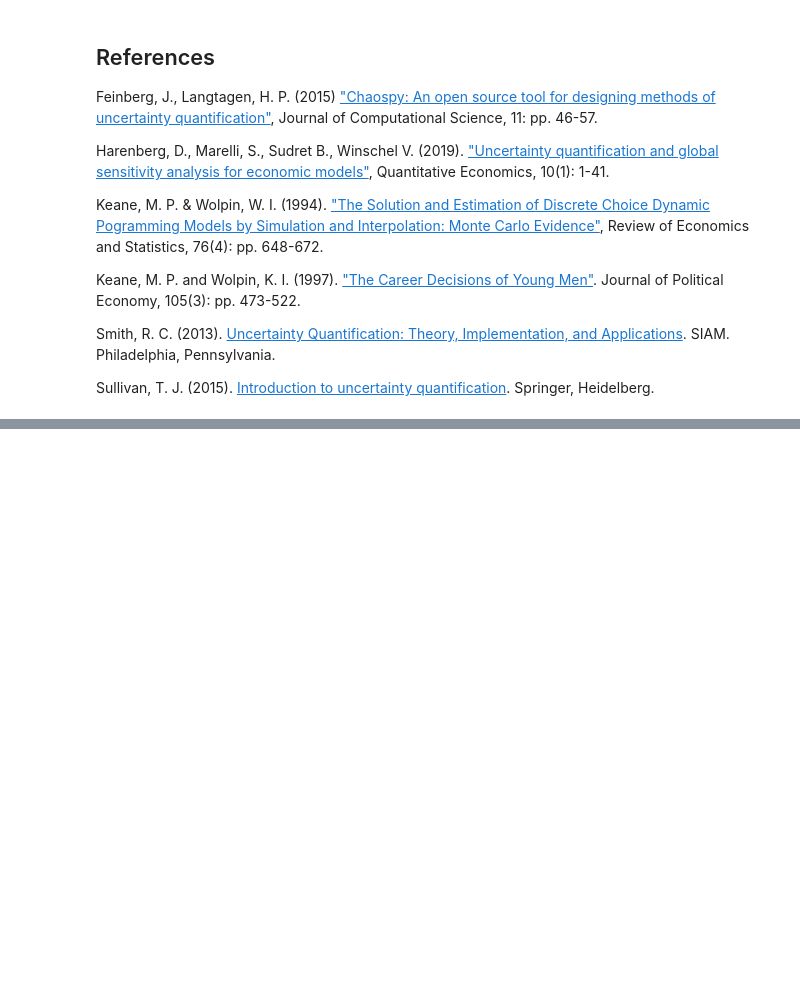
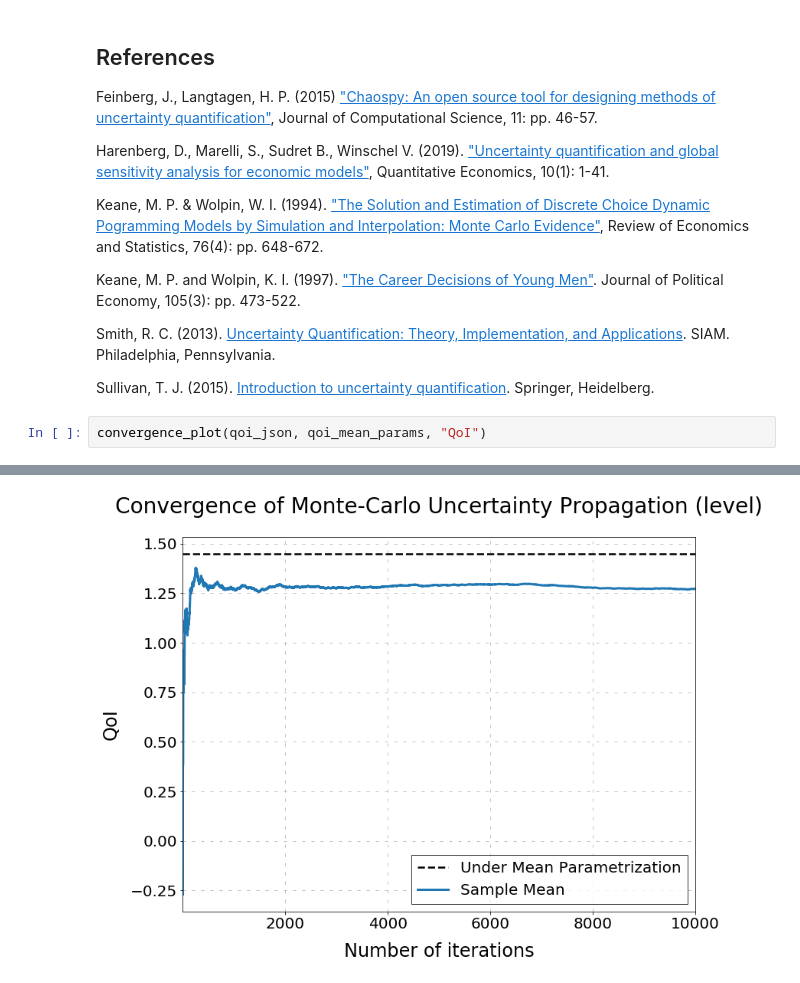
Before and after one commit to fagan2888/numerical-toolbox-uncertainty-quantification, a Jupyter notebook: uncertainty-quantification/uq-exploration.ipynb, the cells around one changed output, grey strips where cells are left out. Drawn from its saved outputs; the diff is of its cells as text; blank space fills up the shorter version.

```diff
--- a/uncertainty-quantification/uq-exploration.ipynb
+++ b/uncertainty-quantification/uq-exploration.ipynb
@@ -88,3 +88,6 @@ Keane, M. P. and Wolpin, K. I. (1997). ["The Career Decisions of Young Men"](htt
 Smith, R. C. (2013). [Uncertainty Quantification: Theory, Implementation, and Applications](https://my.siam.org/Store/Product/viewproduct/?ProductId=24973024). SIAM. Philadelphia, Pennsylvania.
 
 Sullivan, T. J. (2015). [Introduction to uncertainty quantification](https://www.semanticscholar.org/paper/Introduction-to-uncertainty-quantification-Sullivan/733938adeeb70a5a1463d64c1447397d926bb64b). Springer, Heidelberg.
+# %%
+convergence_plot(qoi_json, qoi_mean_params, "QoI")
+# %% [output]
@@ -90,0 +95 @@ Sullivan, T. J. (2015). [Introduction to uncertainty quantification](https://www
+[figure, added]
```
Also changed, not shown: parts of 2 cells of this notebook, 4 other files.
